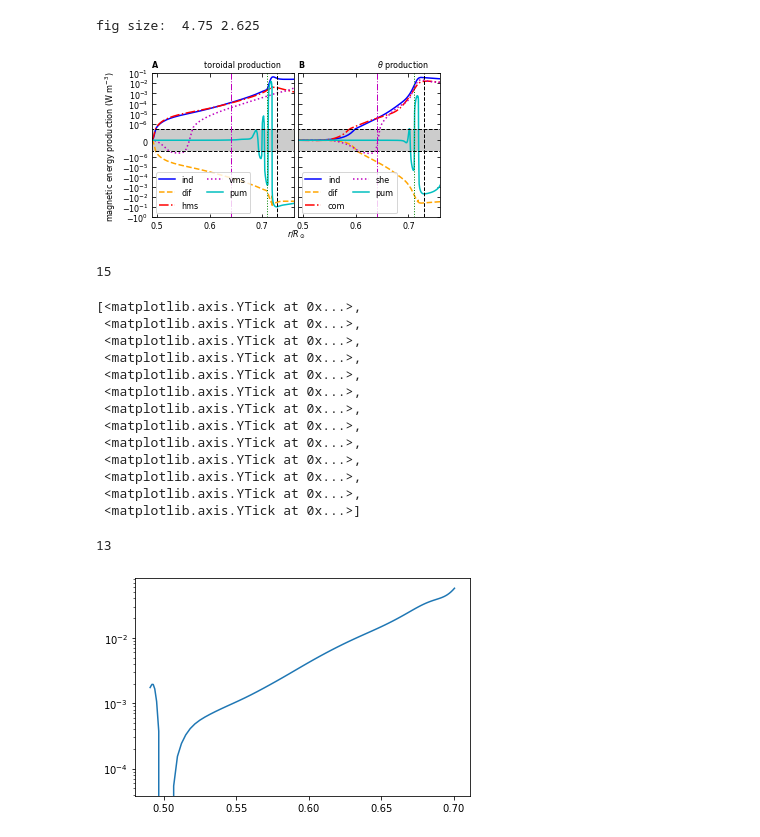
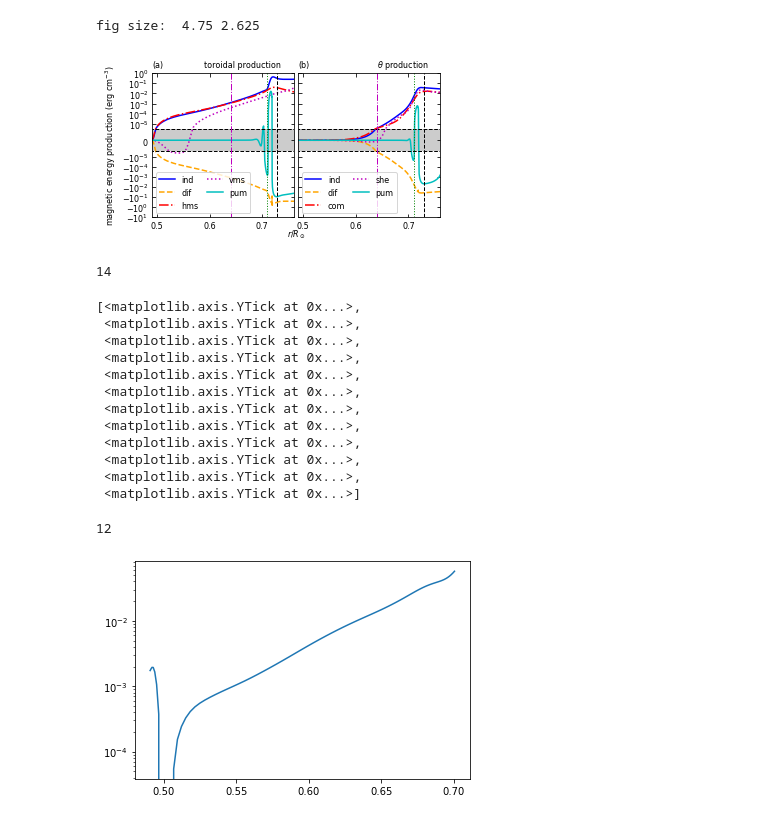
Before and after one commit to illorenzo7/Tacho_Letter_Plots_Part2, a Jupyter notebook: 00_meprod.ipynb, the cells around one changed output. Cells and saved outputs as stored; diff of their text form; code cells hidden in the pictures.

```diff
--- a/00_meprod.ipynb
+++ b/00_meprod.ipynb
@@ -172,19 +172,19 @@ ax2 = fig.add_axes((margin_left + margin_right + subplot_width, margin_bottom,\
 
 # plot the profiles
 ordinate=0
-ax1.plot(rr, indp*0.1, color=color_order[ordinate], linestyle=style_order[ordinate],\
+ax1.plot(rr, indp, color=color_order[ordinate], linestyle=style_order[ordinate],\
          label='ind')
 ordinate=1
-ax1.plot(rr, diffp*0.1, color=color_order[ordinate], linestyle=style_order[ordinate],\
+ax1.plot(rr, diffp, color=color_order[ordinate], linestyle=style_order[ordinate],\
          label='dif')
 #ordinate=2
 #ax1.plot(rr, indp_ms_exact*0.1, color=color_order[ordinate], linestyle=style_order[ordinate],\
 #         label='mean shear')
 ordinate=2#3
-ax1.plot(rr, indp_ms_t*0.1, color=color_order[ordinate], linestyle=style_order[ordinate],\
+ax1.plot(rr, indp_ms_t, color=color_order[ordinate], linestyle=style_order[ordinate],\
          label='hms')
 ordinate=3#4
-ax1.plot(rr, indp_ms_r*0.1, color=color_order[ordinate], linestyle=style_order[ordinate],\
+ax1.plot(rr, indp_ms_r, color=color_order[ordinate], linestyle=style_order[ordinate],\
          label='vms')
 ordinate=4
 ax1.plot(rr[:ipumpcut], indp_adv1[:ipumpcut], color=color_order[ordinate], linestyle=style_order[ordinate],\
@@ -197,7 +197,7 @@ ax1.legend(fontsize=fontsize, loc='lower left', ncol=2, columnspacing=1.)
 
 # add zero line (maybe) and linthresh (make this symlog)
 #ax1.plot(rr, rr*0, 'k--', linewidth=lw)
-linthresh = 3e-7
+linthresh = 3e-6
 ax1.plot(rr, rr*0 - linthresh, 'k--', linewidth=lw)
 ax1.plot(rr, rr*0 + linthresh, 'k--', linewidth=lw)
 #ax1.text(0.6025, 0, 'linear scale', ha='left', va='center', fontsize=fontsize)
@@ -205,9 +205,9 @@ ax1.plot(rr, rr*0 + linthresh, 'k--', linewidth=lw)
 #ax1.text(0.65, -1e-4, 'log scale', ha='left', va='center', fontsize=fontsize)
 
 # set y limits
-ymin, ymax = -1, 0.1
+ymin, ymax = -10, 1
 ax1.set_ylim(ymin, ymax)
-ax1.set_ylabel('magnetic energy production (' + r'$\rm{W\ m^{-3}}$' + ')', fontsize=fontsize)
+ax1.set_ylabel('magnetic energy production (' + r'$\rm{erg\ cm^{-3}}$' + ')', fontsize=fontsize)
 
 # add radial lines
 yvals = np.linspace(ymin, ymax, 100)
@@ -277,46 +277,46 @@ plt.setp(ax2.get_yticklabels(), visible=False)
 
 
 # make labels
-ax1.set_title('A', loc='left', fontweight='bold', fontsize=fontsize)
-ax2.set_title('B', loc='left', fontweight='bold', fontsize=fontsize)
+ax1.set_title('(a)', loc='left', fontsize=fontsize)
+ax2.set_title('(b)', loc='left', fontsize=fontsize)
 
 # put what we're plotting there too
 buffspace = ' '*5
 ax1.set_title('toroidal production' + buffspace, loc='right', fontsize=fontsize)
 ax2.set_title(r'$\theta$' + ' production' + buffspace, loc='right', fontsize=fontsize)
 
 
 
 # remove the annoying 10^-7 ticks (have no idea how I did this or why it makes sense)
 yticks = ax1.get_yticks().tolist()
+yticks.pop(6+int(np.log10(np.abs(ymin))))
 yticks.pop(7+int(np.log10(np.abs(ymin))))
-yticks.pop(8+int(np.log10(np.abs(ymin))))
 ax1.set_yticks(yticks)
 #ax2.set_yticks(yticks)
 ax1.set_ylim(ymin, ymax)
 
 # add shade in 'linear region'
 xvals = np.linspace(np.min(rr), rcut, 100)
 for ax in ax1, ax2:
     ax.fill_between(xvals, xvals*0 - linthresh, xvals*0 + linthresh, fc="k", alpha=0.2)
 
     # point ticks inward and get them on all sides
     plt.sca(ax)
     plt.tick_params(top=True, right=True, direction='in', which='both', labelsize=fontsize)
 plt.sca(ax1)
 plt.minorticks_off()
 
 # label both x axes
 fig.text(margin_left + subplot_width + 0.5*margin_x, margin_y,\
          r'$r/R_\odot$', fontsize=fontsize, ha='center', va='bottom')
 
 plt.savefig('images/meprod.png', dpi=300)
 # %% [output]
-[figure, old version]
+[figure, new version]
 # %%
 len(yticks)
 # %% [output]
-15
+14
 # %%
 
 # remove the annoying 10^-7 ticks
@@ -337,12 +337,11 @@ ax2.set_yticks(yticks)
  <matplotlib.axis.YTick at 0x...>,
  <matplotlib.axis.YTick at 0x...>,
  <matplotlib.axis.YTick at 0x...>,
- <matplotlib.axis.YTick at 0x...>,
  <matplotlib.axis.YTick at 0x...>]
 # %%
 len(yticks)
 # %% [output]
-13
+12
 # %%
 # possibly find coherence of B / v amplitude
 q1 = vals[:, 0, lut[2202]] # this is the product (B^2 ~ B_theta^2) x v
```
Also changed, not shown: parts of 1 cell of this notebook, 5 other files.
